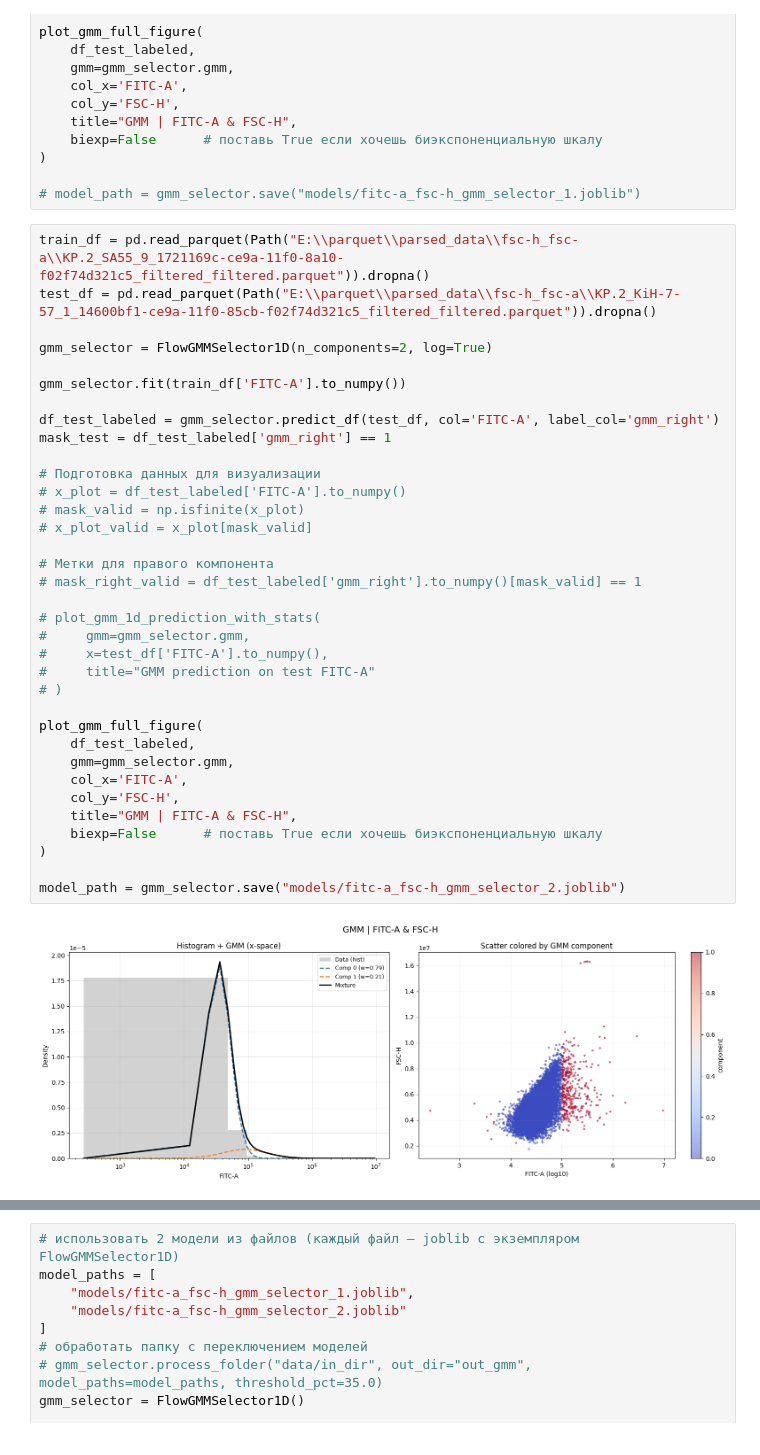
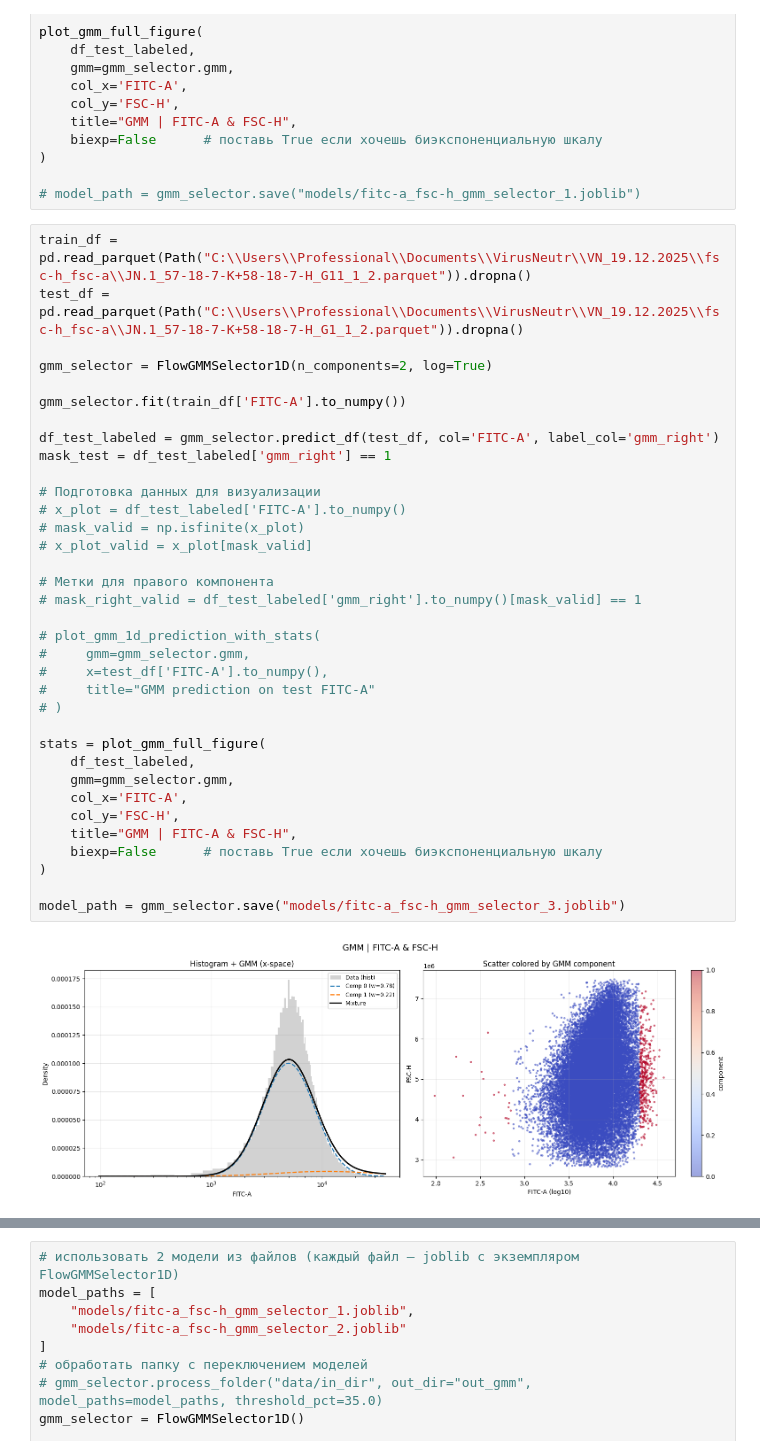
Before and after one commit to wertick01/VNPlot, a Jupyter notebook: ai/fitc-a_fsc-h_model_selector.ipynb, the cells around one changed output, grey strips where cells are left out. Saved outputs shown, nothing was run; the diff lists cells and outputs as text.

Commit message:
modified data

```diff
--- a/ai/fitc-a_fsc-h_model_selector.ipynb
+++ b/ai/fitc-a_fsc-h_model_selector.ipynb
@@ -1375,39 +1375,39 @@ plot_gmm_full_figure(
 
 # model_path = gmm_selector.save("models/fitc-a_fsc-h_gmm_selector_1.joblib")
 # %%
-train_df = pd.read_parquet(Path("E:\\parquet\\parsed_data\\fsc-h_fsc-a\\KP.2_SA55_9_1721169c-ce9a-11f0-8a10-f02f74d321c5_filtered_filtered.parquet")).dropna()
-test_df = pd.read_parquet(Path("E:\\parquet\\parsed_data\\fsc-h_fsc-a\\KP.2_KiH-7-57_1_14600bf1-ce9a-11f0-85cb-f02f74d321c5_filtered_filtered.parquet")).dropna()
+train_df = pd.read_parquet(Path("C:\\Users\\Professional\\Documents\\VirusNeutr\\VN_19.12.2025\\fsc-h_fsc-a\\JN.1_57-18-7-K+58-18-7-H_G11_1_2.parquet")).dropna()
+test_df = pd.read_parquet(Path("C:\\Users\\Professional\\Documents\\VirusNeutr\\VN_19.12.2025\\fsc-h_fsc-a\\JN.1_57-18-7-K+58-18-7-H_G1_1_2.parquet")).dropna()
 
 gmm_selector = FlowGMMSelector1D(n_components=2, log=True)
 
 gmm_selector.fit(train_df['FITC-A'].to_numpy())
 
 df_test_labeled = gmm_selector.predict_df(test_df, col='FITC-A', label_col='gmm_right')
 mask_test = df_test_labeled['gmm_right'] == 1
 
 # Подготовка данных для визуализации
 # x_plot = df_test_labeled['FITC-A'].to_numpy()
 # mask_valid = np.isfinite(x_plot)
 # x_plot_valid = x_plot[mask_valid]
 
 # Метки для правого компонента
 # mask_right_valid = df_test_labeled['gmm_right'].to_numpy()[mask_valid] == 1
 
 # plot_gmm_1d_prediction_with_stats(
 #     gmm=gmm_selector.gmm,
 #     x=test_df['FITC-A'].to_numpy(),
 #     title="GMM prediction on test FITC-A"
 # )
 
-plot_gmm_full_figure(
+stats = plot_gmm_full_figure(
     df_test_labeled,
     gmm=gmm_selector.gmm,
     col_x='FITC-A',
     col_y='FSC-H',
     title="GMM | FITC-A & FSC-H",
     biexp=False      # поставь True если хочешь биэкспоненциальную шкалу
 )
 
-model_path = gmm_selector.save("models/fitc-a_fsc-h_gmm_selector_2.joblib")
+model_path = gmm_selector.save("models/fitc-a_fsc-h_gmm_selector_3.joblib")
 # %% [output]
-[figure, old version]
+[figure, new version]
```
Also changed, not shown: parts of 2 cells of this notebook, 8 other files.
